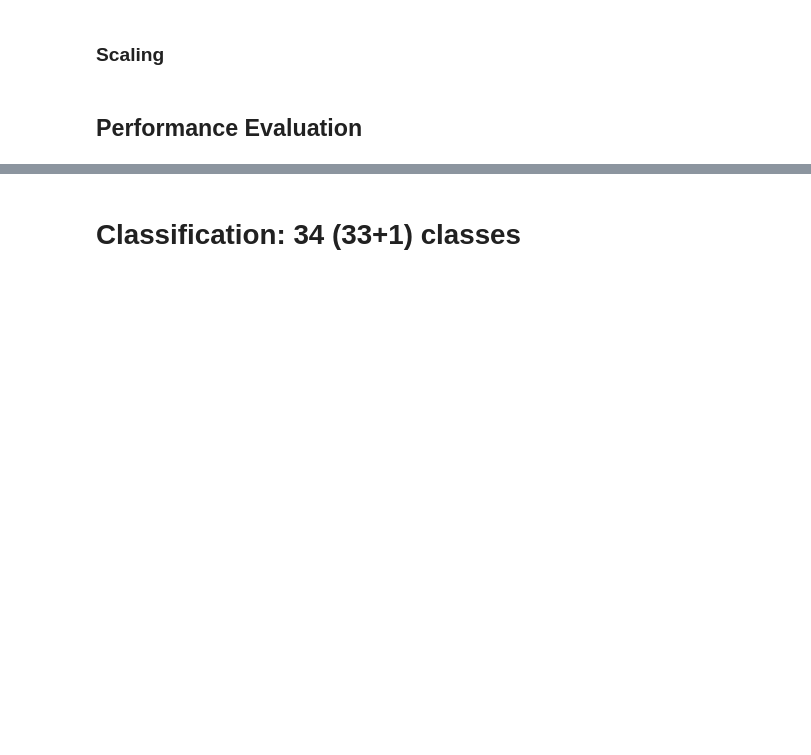
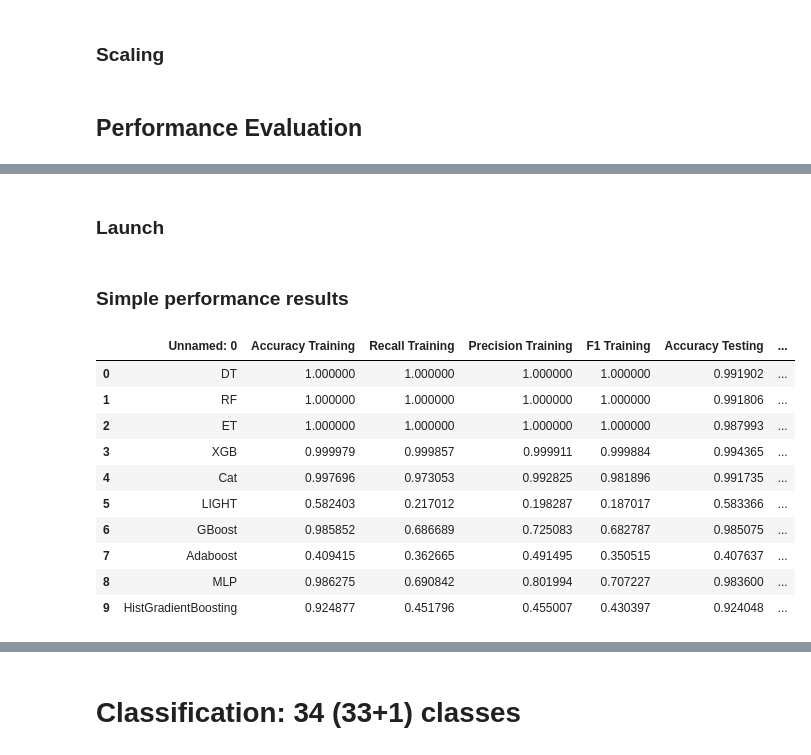
Before and after one commit to mcrayssac/CIC_IoT_Cyber_Attacks, a Jupyter notebook: example.ipynb, the cells around one changed output, grey strips where cells are left out. Drawn from its saved outputs; the diff is of its cells as text; code cells hidden in the pictures; blank space fills up the shorter version.

```diff
--- a/example.ipynb
+++ b/example.ipynb
@@ -322,0 +272,2 @@ Stacking  0.002446  0.004264  585.0  1020.0  239203.0
+# %% [markdown]
+### Launch
@@ -322,0 +282,16 @@ Stacking  0.002446  0.004264  585.0  1020.0  239203.0
+# %% [markdown]
+### Simple performance results
+# %%
+pd.read_csv('.\\Models\\PERFORMANCE\\simplePerformance.csv').head(20)
+# %% [output]
+|  | Unnamed: 0 | Accuracy Training | Recall Training | Precision Training | F1 Training | Accuracy Testing | ... |
+| 0 | DT | 1.000000 | 1.000000 | 1.000000 | 1.000000 | 0.991902 | ... |
+| 1 | RF | 1.000000 | 1.000000 | 1.000000 | 1.000000 | 0.991806 | ... |
+| 2 | ET | 1.000000 | 1.000000 | 1.000000 | 1.000000 | 0.987993 | ... |
+| 3 | XGB | 0.999979 | 0.999857 | 0.999911 | 0.999884 | 0.994365 | ... |
+| 4 | Cat | 0.997696 | 0.973053 | 0.992825 | 0.981896 | 0.991735 | ... |
+| 5 | LIGHT | 0.582403 | 0.217012 | 0.198287 | 0.187017 | 0.583366 | ... |
+| 6 | GBoost | 0.985852 | 0.686689 | 0.725083 | 0.682787 | 0.985075 | ... |
+| 7 | Adaboost | 0.409415 | 0.362665 | 0.491495 | 0.350515 | 0.407637 | ... |
+| 8 | MLP | 0.986275 | 0.690842 | 0.801994 | 0.707227 | 0.983600 | ... |
+| 9 | HistGradientBoosting | 0.924877 | 0.451796 | 0.455007 | 0.430397 | 0.924048 | ... |
```
Also changed, not shown: parts of 22 cells of this notebook.
